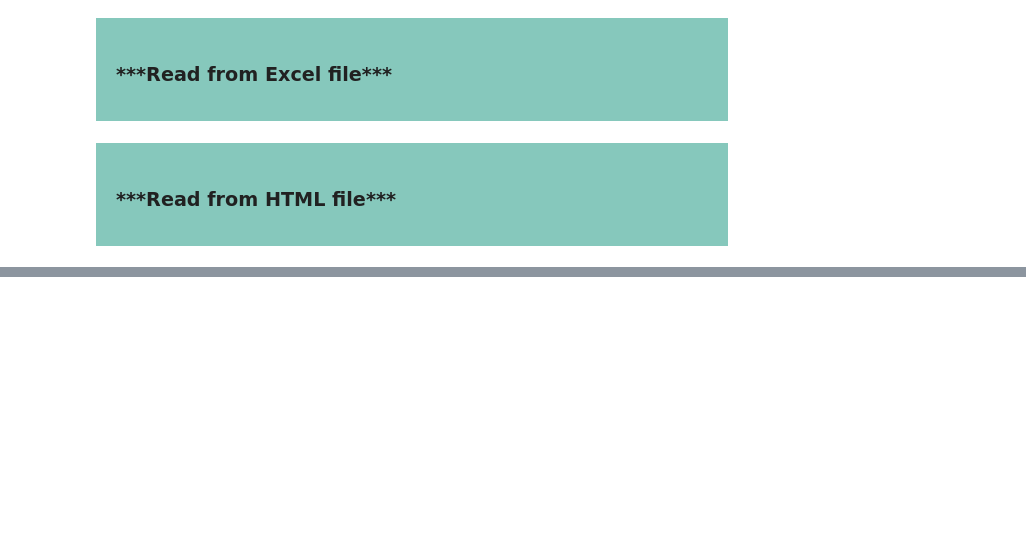
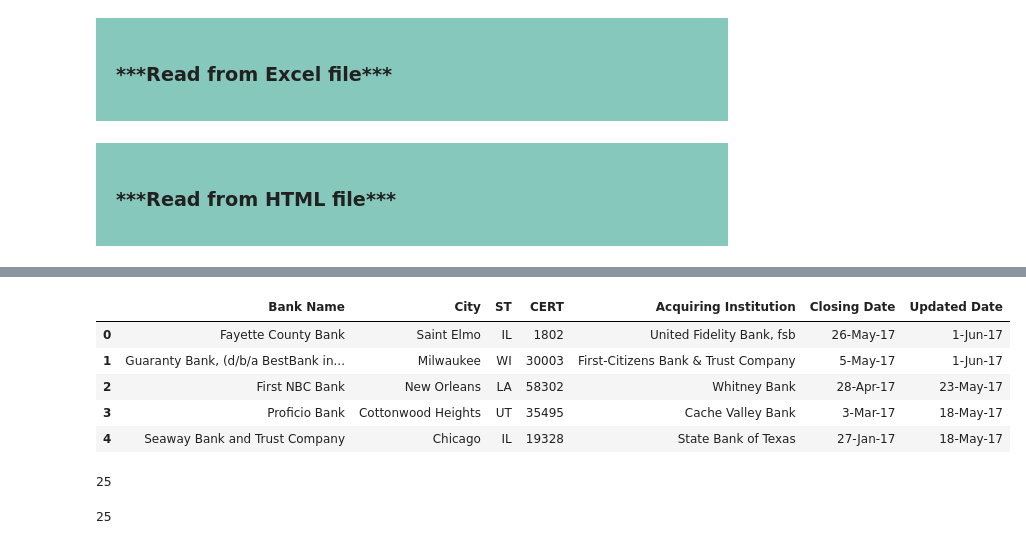
Before and after one commit to NiloofarSoltani/Financial-analysis-and-algorithmic-trading-with-python, a Jupyter notebook: pandas_exercise.ipynb, the cells around one changed output, grey strips where cells are left out. Drawn from its saved outputs; the diff is of its cells as text; code cells hidden in the pictures; blank space fills up the shorter version.

Commit message:
pandas Series and DataFrames creating - selecting - indexing

```diff
--- a/pandas_exercise.ipynb
+++ b/pandas_exercise.ipynb
@@ -413,0 +438,2 @@ pd.read_html()
+# %%
+data = pd.read_csv('banklist.csv')
@@ -413,0 +512,17 @@ pd.read_html()
+# %%
+data.head()
+# %% [output]
+|  | Bank Name | City | ST | CERT | Acquiring Institution | Closing Date | Updated Date |
+| 0 | Fayette County Bank | Saint Elmo | IL | 1802 | United Fidelity Bank, fsb | 26-May-17 | 1-Jun-17 |
+| 1 | Guaranty Bank, (d/b/a BestBank in... | Milwaukee | WI | 30003 | First-Citizens Bank & Trust Company | 5-May-17 | 1-Jun-17 |
+| 2 | First NBC Bank | New Orleans | LA | 58302 | Whitney Bank | 28-Apr-17 | 23-May-17 |
+| 3 | Proficio Bank | Cottonwood Heights | UT | 35495 | Cache Valley Bank | 3-Mar-17 | 18-May-17 |
+| 4 | Seaway Bank and Trust Company | Chicago | IL | 19328 | State Bank of Texas | 27-Jan-17 | 18-May-17 |
+# %%
+sum(data['Closing Date'].apply(lambda date: date[-2:] =='08'))
+# %% [output]
+25
+# %%
+sum(pd.to_datetime(data['Closing Date']).apply(lambda date:date.year == 2008))
+# %% [output]
+25
```
Also changed, not shown: parts of 43 cells of this notebook.
